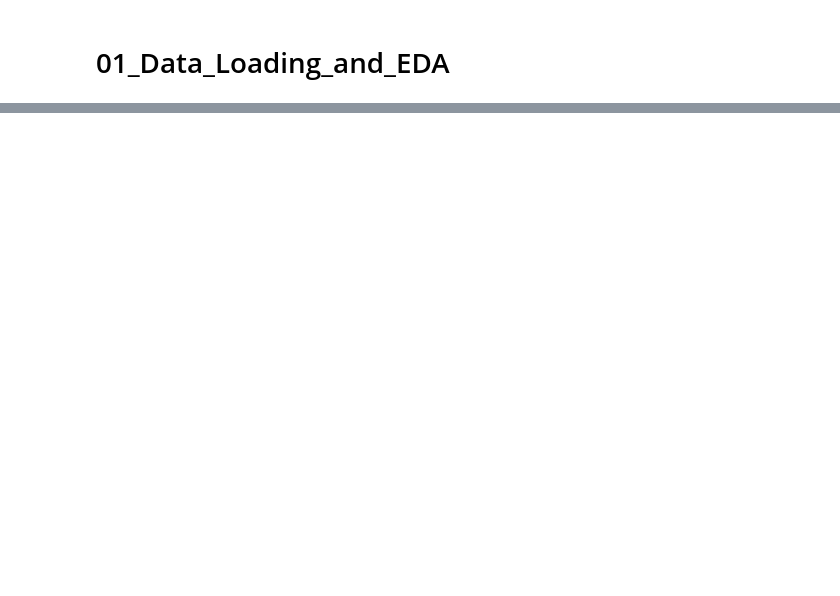
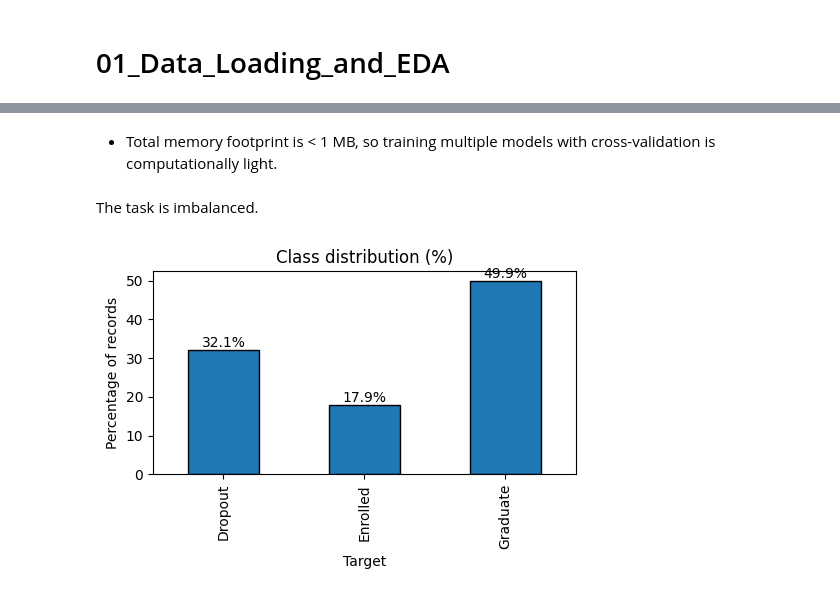
Before and after one commit to 21RM/Y3S2-AI-Proj2, a Jupyter notebook: notebooks/01_data_loading.ipynb, the cells around one changed output, grey strips where cells are left out. Cells and saved outputs as stored; diff of their text form; code cells hidden in the pictures; blank space fills up the shorter version.

```diff
--- a/notebooks/01_data_loading.ipynb
+++ b/notebooks/01_data_loading.ipynb
@@ -16,0 +31,5 @@ print("Loaded data with shape: ", df.shape)
+# %%
+dupes = df.duplicated().sum()
+print(f"Duplicate rows: {dupes}")
+if dupes:
+    df = df.drop_duplicates()
@@ -77,0 +78,28 @@ plt.show()
+# %%
+
+code_cols = [
+    'Marital status', 'Application mode', 'Application order', 'Course',
+    'Daytime/evening attendance', 'Previous qualification', 'Nacionality',
+    "Mother's qualification", "Father's qualification",
+    'Displaced', 'Educational special needs', 'Debtor',
+    'Tuition fees up to date', 'Gender', 'Scholarship holder',
+    "Mother's occupation", "Father's occupation"
+]
+df[code_cols] = df[code_cols].astype('category')
+
+
+num_summary = (
+    df.select_dtypes('number')
+      .describe()
+      .T
+      .round(2)
+)
+display(num_summary)
+
+
+cat_card = (
+    df.select_dtypes('category')
+      .nunique()
+      .sort_values(ascending=False)
+)
+display(cat_card.head(20))
@@ -77,0 +163,17 @@ plt.show()
+# %% [markdown]
+* Total memory footprint is < 1 MB, so training multiple models with cross-validation is computationally light.
+# %% [markdown]
+The task is imbalanced.
+# %%
+ax = (df["Target"]
+      .value_counts(normalize=True)
+      .sort_index()
+      .mul(100)
+      .plot(kind="bar", edgecolor="k", figsize=(5,3.5)))
+
+ax.set_title("Class distribution (%)")
+ax.bar_label(ax.containers[0], fmt="%.1f%%")
+ax.set_ylabel("Percentage of records")
+plt.tight_layout()
+# %% [output]
+[figure, added]
```
Also changed, not shown: parts of 35 cells of this notebook, 2 other files.
